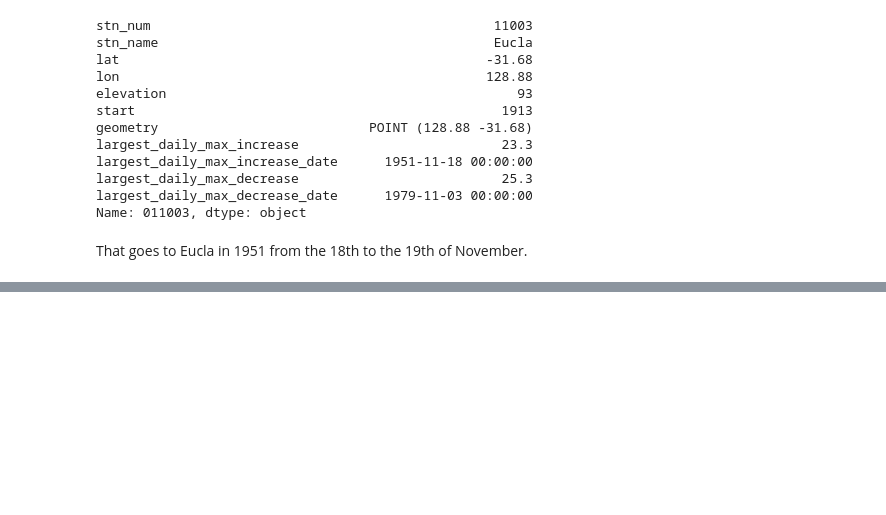
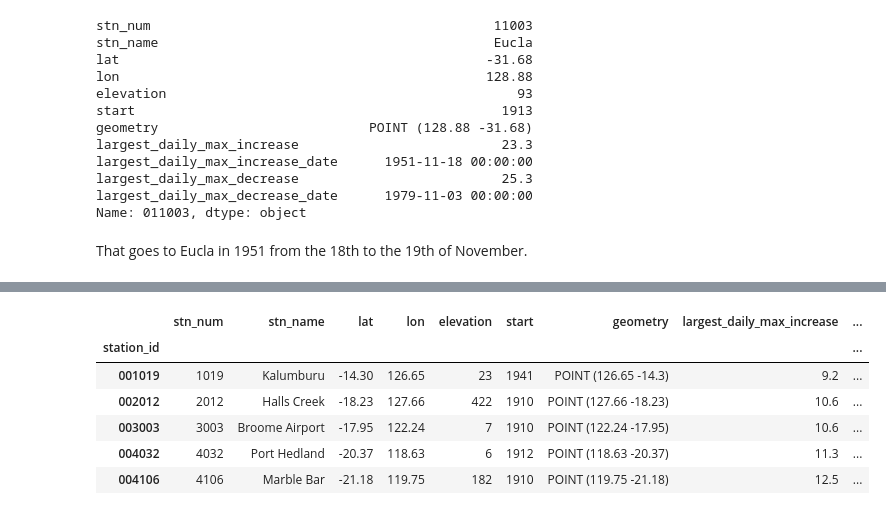
Before and after one commit to amacd31/data_analysis_notebooks, a Jupyter notebook: Maximum temperature daily variance investigation.ipynb, the cells around one changed output, grey strips where cells are left out. Saved outputs shown, nothing was run; the diff lists cells and outputs as text; code cells hidden in the pictures; blank space fills up the shorter version.

```diff
--- a/Maximum temperature daily variance investigation.ipynb
+++ b/Maximum temperature daily variance investigation.ipynb
@@ -229,0 +230,10 @@ Freq: D, Name: 011003, dtype: float64
+# %%
+gdf.head()
+# %% [output]
+|  | stn_num | stn_name | lat | lon | elevation | start | geometry | largest_daily_max_increase | ... |
+| station_id |  |  |  |  |  |  |  |  | ... |
+| 001019 | 1019 | Kalumburu | -14.30 | 126.65 | 23 | 1941 | POINT (126.65 -14.3) | 9.2 | ... |
+| 002012 | 2012 | Halls Creek | -18.23 | 127.66 | 422 | 1910 | POINT (127.66 -18.23) | 10.6 | ... |
+| 003003 | 3003 | Broome Airport | -17.95 | 122.24 | 7 | 1910 | POINT (122.24 -17.95) | 10.6 | ... |
+| 004032 | 4032 | Port Hedland | -20.37 | 118.63 | 6 | 1912 | POINT (118.63 -20.37) | 11.3 | ... |
+| 004106 | 4106 | Marble Bar | -21.18 | 119.75 | 182 | 1910 | POINT (119.75 -21.18) | 12.5 | ... |
```
Also changed, not shown: parts of 12 cells of this notebook.
